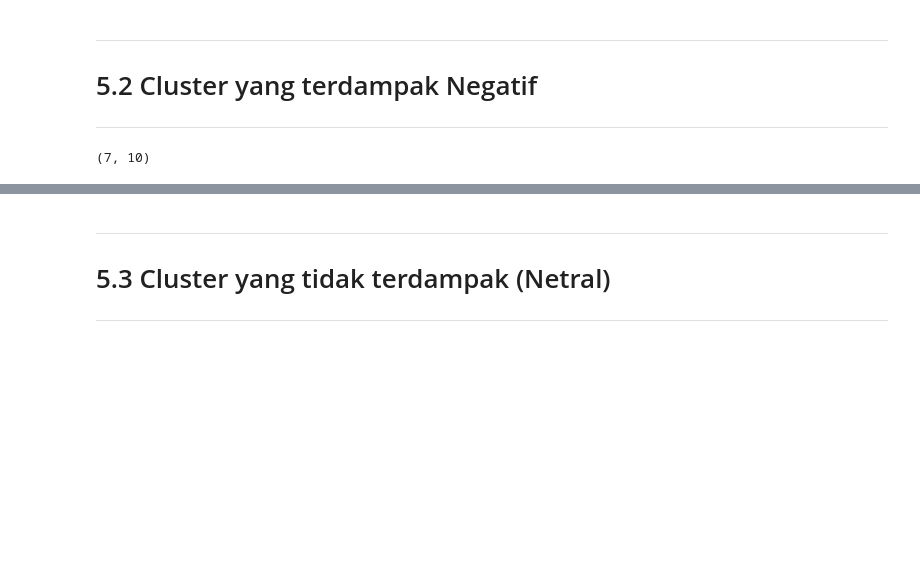
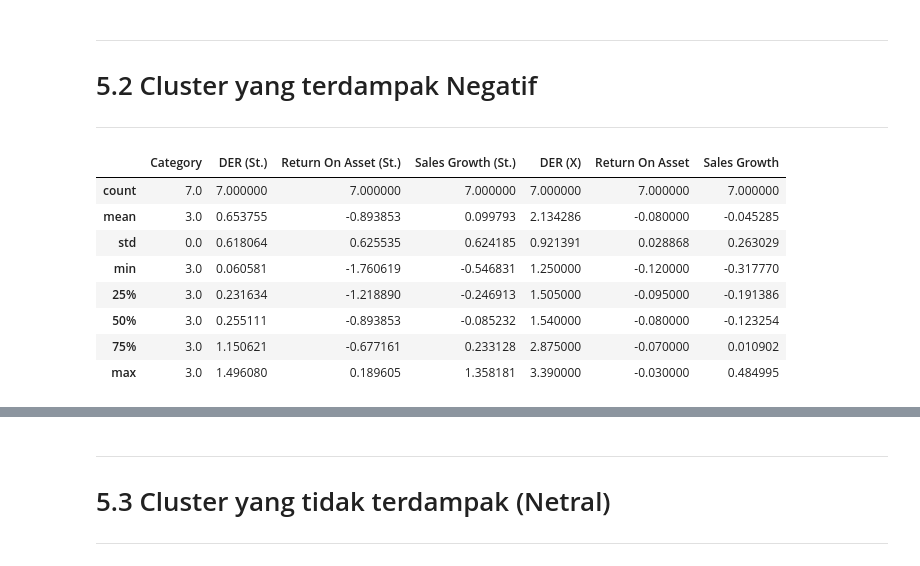
Before and after one commit to mmsssaaaa/Clustering, a Jupyter notebook: clustering-industri-pariwisata.ipynb, the cells around one changed output, grey strips where cells are left out. Saved outputs shown, nothing was run; the diff lists cells and outputs as text; code cells hidden in the pictures; blank space fills up the shorter version.

```diff
--- a/clustering-industri-pariwisata.ipynb
+++ b/clustering-industri-pariwisata.ipynb
@@ -460,9 +485,17 @@ display(df[df['Category'] == 4])
 ***
 # %%
 #Negatively Impacted
-df[df['Category'] == 3].shape
+df[df['Category'] == 3].describe()
 # %% [output]
-(7, 10)
+|  | Category | DER (St.) | Return On Asset (St.) | Sales Growth (St.) | DER (X) | Return On Asset | Sales Growth |
+| count | 7.0 | 7.000000 | 7.000000 | 7.000000 | 7.000000 | 7.000000 | 7.000000 |
+| mean | 3.0 | 0.653755 | -0.893853 | 0.099793 | 2.134286 | -0.080000 | -0.045285 |
+| std | 0.0 | 0.618064 | 0.625535 | 0.624185 | 0.921391 | 0.028868 | 0.263029 |
+| min | 3.0 | 0.060581 | -1.760619 | -0.546831 | 1.250000 | -0.120000 | -0.317770 |
+| 25% | 3.0 | 0.231634 | -1.218890 | -0.246913 | 1.505000 | -0.095000 | -0.191386 |
+| 50% | 3.0 | 0.255111 | -0.893853 | -0.085232 | 1.540000 | -0.080000 | -0.123254 |
+| 75% | 3.0 | 1.150621 | -0.677161 | 0.233128 | 2.875000 | -0.070000 | 0.010902 |
+| max | 3.0 | 1.496080 | 0.189605 | 1.358181 | 3.390000 | -0.030000 | 0.484995 |
 # %%
 display(df[df['Category'] == 3])
 # %% [output]
```
Also changed, not shown: parts of 6 cells of this notebook.
